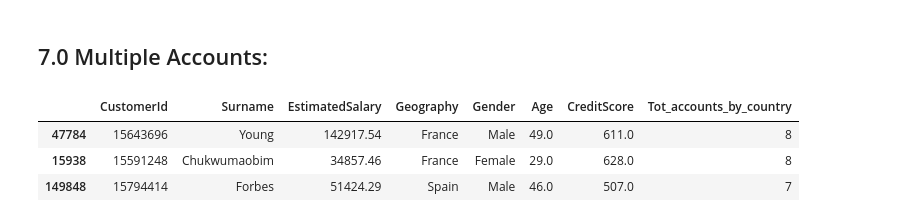
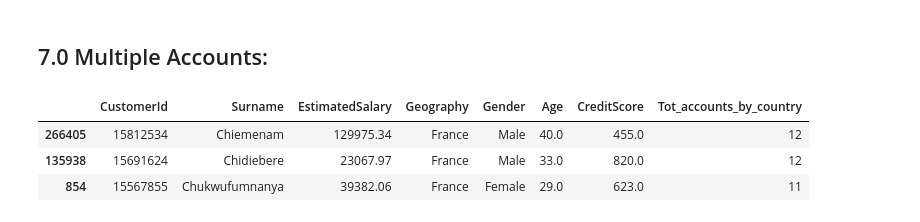
Before and after one commit to fabriziobasso/kaggle, a Jupyter notebook: S4E1_EDA.ipynb, the cells around one changed output. Saved outputs shown, nothing was run; the diff lists cells and outputs as text; code cells hidden in the pictures.

```diff
--- a/S4E1_EDA.ipynb
+++ b/S4E1_EDA.ipynb
@@ -1636,15 +1900,17 @@ ax.figure.tight_layout()
 # %% [markdown]
 ## 7.0 Multiple Accounts:
+# %%
+total_data = pd.concat([train,test], axis=0)
 # %%
-double_accounts = train.reset_index().groupby(["CustomerId","Surname","EstimatedSalary","Geography","Gender","Age","CreditScore"], as_index=False)[["Balance"]].agg({"Balance":"count"})
+double_accounts = total_data.reset_index().groupby(["CustomerId","Surname","EstimatedSalary","Geography","Gender","Age","CreditScore"], as_index=False)[["Balance"]].agg({"Balance":"count"})
 double_accounts.sort_values("Balance",axis=0,ascending=False, inplace=True)
 double_accounts.rename({"Balance":"Tot_accounts_by_country"},axis=1,inplace=True)
 double_accounts.head(3)
 # %% [output]
 |  | CustomerId | Surname | EstimatedSalary | Geography | Gender | Age | CreditScore | Tot_accounts_by_country |
-| 47784 | 15643696 | Young | 142917.54 | France | Male | 49.0 | 611.0 | 8 |
-| 15938 | 15591248 | Chukwumaobim | 34857.46 | France | Female | 29.0 | 628.0 | 8 |
-| 149848 | 15794414 | Forbes | 51424.29 | Spain | Male | 46.0 | 507.0 | 7 |
+| 266405 | 15812534 | Chiemenam | 129975.34 | France | Male | 40.0 | 455.0 | 12 |
+| 135938 | 15691624 | Chidiebere | 23067.97 | France | Male | 33.0 | 820.0 | 12 |
+| 854 | 15567855 | Chukwufumnanya | 39382.06 | France | Female | 29.0 | 623.0 | 11 |
 # %%
 merge_col = ["CustomerId","Surname","EstimatedSalary","Geography","Gender","Age","CreditScore"]
 
```
Also changed, not shown: parts of 64 cells of this notebook.
